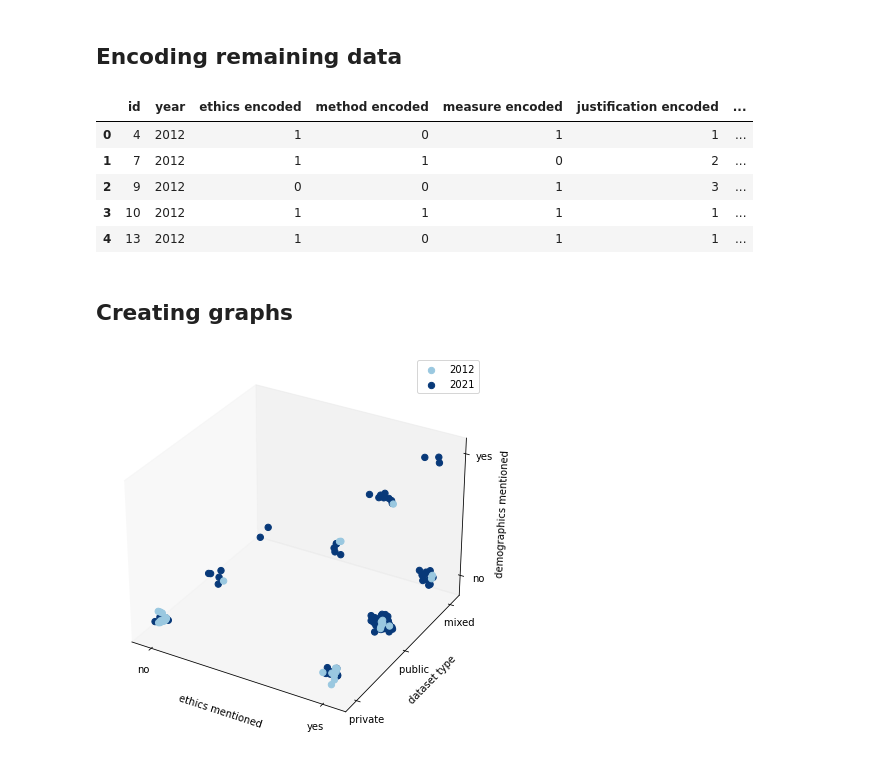
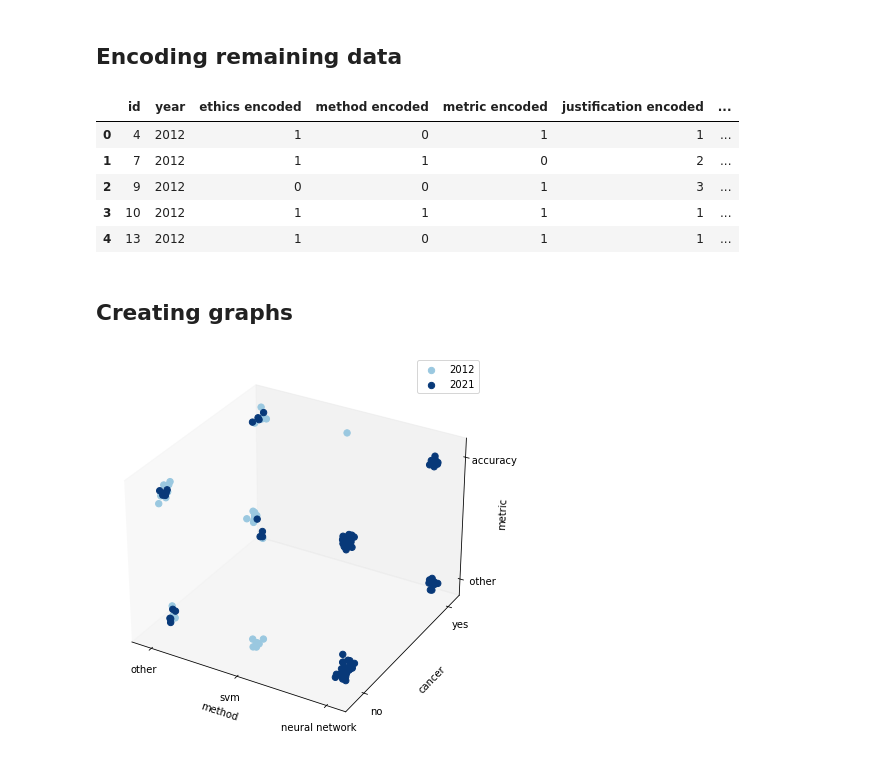
Before and after one commit to christinekaarde/MICCAI-review-thesis, a Jupyter notebook: 04-analysis/04.04_square-1.ipynb, the cells around one changed output. Saved outputs shown, nothing was run; the diff lists cells and outputs as text; code cells hidden in the pictures.

Commit message:
square 1 axis renaming

```diff
--- a/04-analysis/04.04_square-1.ipynb
+++ b/04-analysis/04.04_square-1.ipynb
@@ -75,14 +75,14 @@ for index in range(len(df)):
 
 df['method encoded'] = method_list
 # %%
-#fixing measure to be encoded accuracy or other
+#fixing metric to be encoded accuracy or other
 method_list = []
 for index in range(len(df)):
     if 'Accuracy' in df.iloc[index, 3]:
         method_list.append(1)
     else: method_list.append(0)
 
-df['measure encoded'] = method_list
+df['metric encoded'] = method_list
 # %%
 #removing old measure/method columns plus obsolete ethics columns
 df.drop(df.columns[[2,3, 7, 8, 9, 10]], axis=1, inplace=True)
@@ -165,7 +165,7 @@ encoded.drop(encoded.columns[[2, 3, 4, 8, 10, 11, 12, 13]], axis=1, inplace=True
 # %%
 encoded.head()
 # %% [output]
-|  | id | year | ethics encoded | method encoded | measure encoded | justification encoded | ... |
+|  | id | year | ethics encoded | method encoded | metric encoded | justification encoded | ... |
 | 0 | 4 | 2012 | 1 | 0 | 1 | 1 | ... |
 | 1 | 7 | 2012 | 1 | 1 | 0 | 2 | ... |
 | 2 | 9 | 2012 | 0 | 0 | 1 | 3 | ... |
@@ -207,51 +207,51 @@ z = encoded['dataset type encoded']+numsz
 
 numsx, numsy, numsz = create_noise(encoded2012)
 
-x12 = encoded2012['ethics encoded']+numsx
-y12 = encoded2012['dataset type encoded']+numsy
-z12 = encoded2012['demographics encoded']+numsz
+x12 = encoded2012['method encoded']+numsx
+y12 = encoded2012['cancer encoded']+numsy
+z12 = encoded2012['metric encoded']+numsz
 # %%
 #2021 data only for visualisation
 numsx, numsy, numsz = create_noise(encoded2021)
 
-x21 = encoded2021['ethics encoded']+numsx
-y21 = encoded2021['dataset type encoded']+numsy
-z21 = encoded2021['demographics encoded']+numsz
+x21 = encoded2021['method encoded']+numsx
+y21 = encoded2021['cancer encoded']+numsy
+z21 = encoded2021['metric encoded']+numsz
 # %%
 # Creating 3d scatterplot
 fig = plt.figure(figsize=(7, 7))
 ax = plt.axes(projection='3d')
 
 #plotting data
 #ax.scatter3D(x,y,z, s = 32, alpha = 0.5)
 
 ax.scatter3D(x12,y12,z12, s = 40, alpha = 1, c= '#9AC8E0')
 ax.scatter3D(x21,y21,z21, s = 40, alpha = 1, c= '#083979')
 
 #remove grid
 ax.grid(False)
 
 #set tick labels
 
-plt.xticks([0, 1], ['no', 'yes'])
-plt.yticks([0, 1, 2], ['private  ', 'public  ', 'mixed  '])
+plt.xticks([0, 1, 2], ['other', 'svm', 'neural network'])
+plt.yticks([0, 1], ['no', 'yes'])
 
 ax.set_zticks([0, 1])
-ax.set_zticklabels(['no', 'yes'])
+ax.set_zticklabels(['   other', '      accuracy'])
 
 #set legend
 plt.legend(['2012', '2021'])
 
 #set axis labels
-ax.set_xlabel('ethics mentioned')
-ax.set_ylabel('dataset type')
-ax.set_zlabel('demographics mentioned')
+ax.set_xlabel('method')
+ax.set_ylabel('cancer')
+ax.set_zlabel('metric')
 
 #set title
 #ax.set_title('4d scatterplot')
 
-plt.savefig('square 1 with ethics, demographics, dataset type.png')
+plt.savefig('square 1 with cancer, metric, method.png')
 
 plt.show()
 # %% [output]
-[figure, old version]
+[figure, new version]
```
Also changed, not shown: 2 other files.
